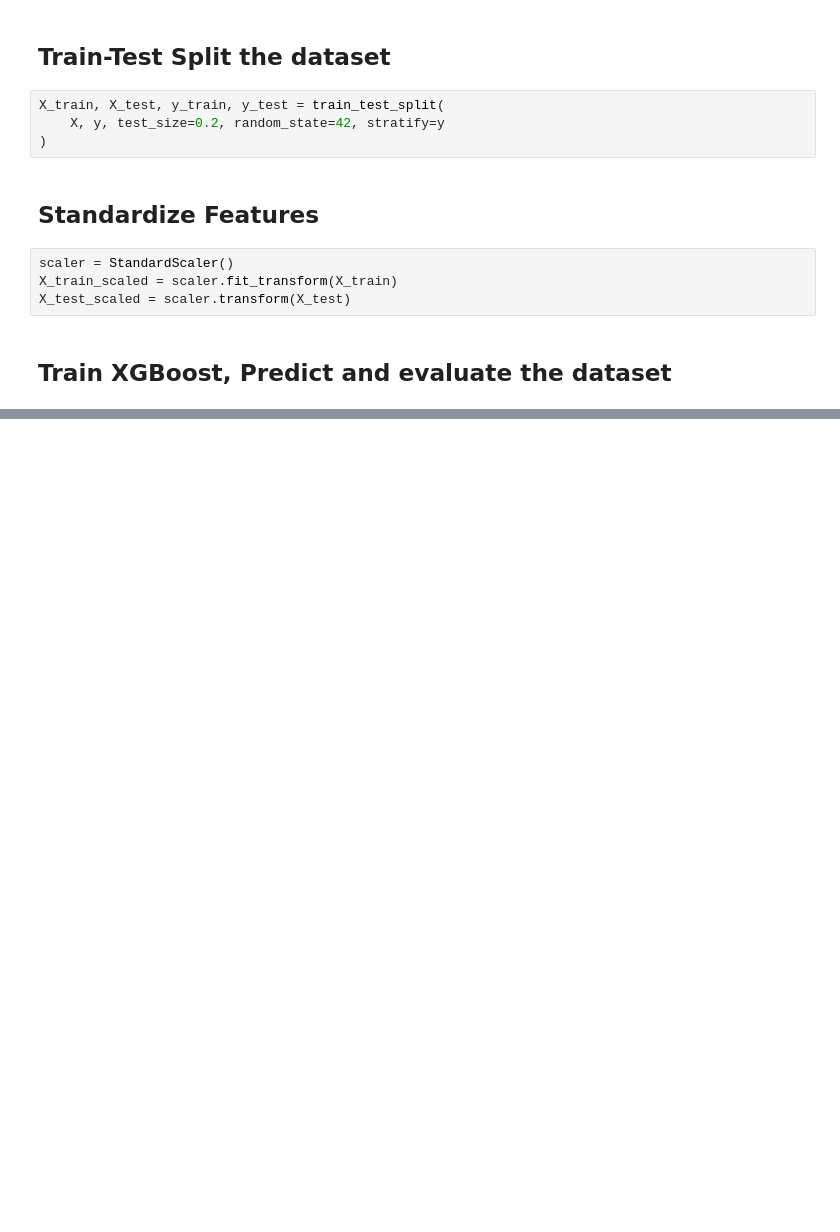
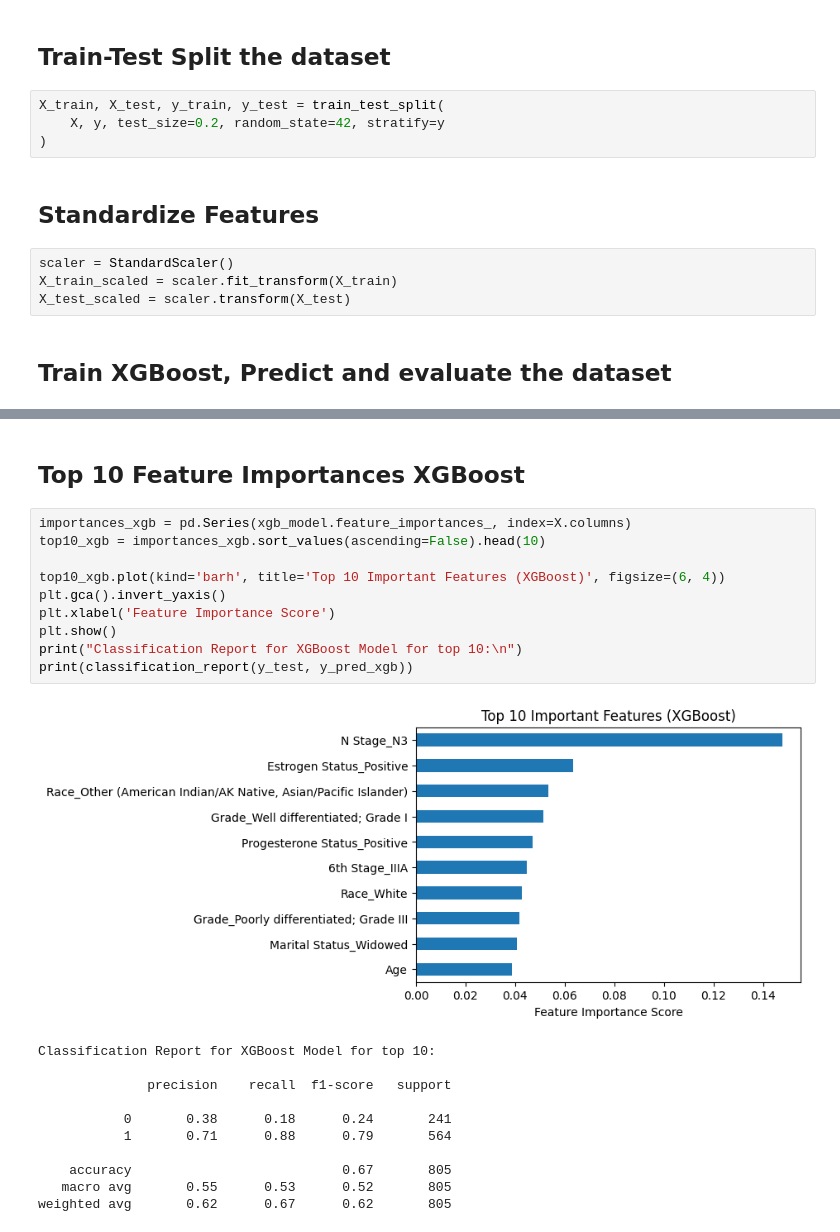
Before and after one commit to MichaelYemane707/breast_cancer_prediction, a Jupyter notebook: xgboost.ipynb, the cells around one changed output, grey strips where cells are left out. Cells and saved outputs as stored; diff of their text form; blank space fills up the shorter version.

Commit message:
Classification Report for XGBoost Model for top 10 and top 5

```diff
--- a/xgboost.ipynb
+++ b/xgboost.ipynb
@@ -179,0 +180,24 @@ plt.show()
+# %% [markdown]
+## Top 10 Feature Importances XGBoost
+# %%
+importances_xgb = pd.Series(xgb_model.feature_importances_, index=X.columns)
+top10_xgb = importances_xgb.sort_values(ascending=False).head(10)
+
+top10_xgb.plot(kind='barh', title='Top 10 Important Features (XGBoost)', figsize=(6, 4))
+plt.gca().invert_yaxis()
+plt.xlabel('Feature Importance Score')
+plt.show()
+print("Classification Report for XGBoost Model for top 10:\n")
+print(classification_report(y_test, y_pred_xgb))
+# %% [output]
+[figure, added]
+Classification Report for XGBoost Model for top 10:
+
+              precision    recall  f1-score   support
+
+           0       0.38      0.18      0.24       241
+           1       0.71      0.88      0.79       564
+
+    accuracy                           0.67       805
+   macro avg       0.55      0.53      0.52       805
+weighted avg       0.62      0.67      0.62       805
```
Also changed, not shown: parts of 5 cells of this notebook.
